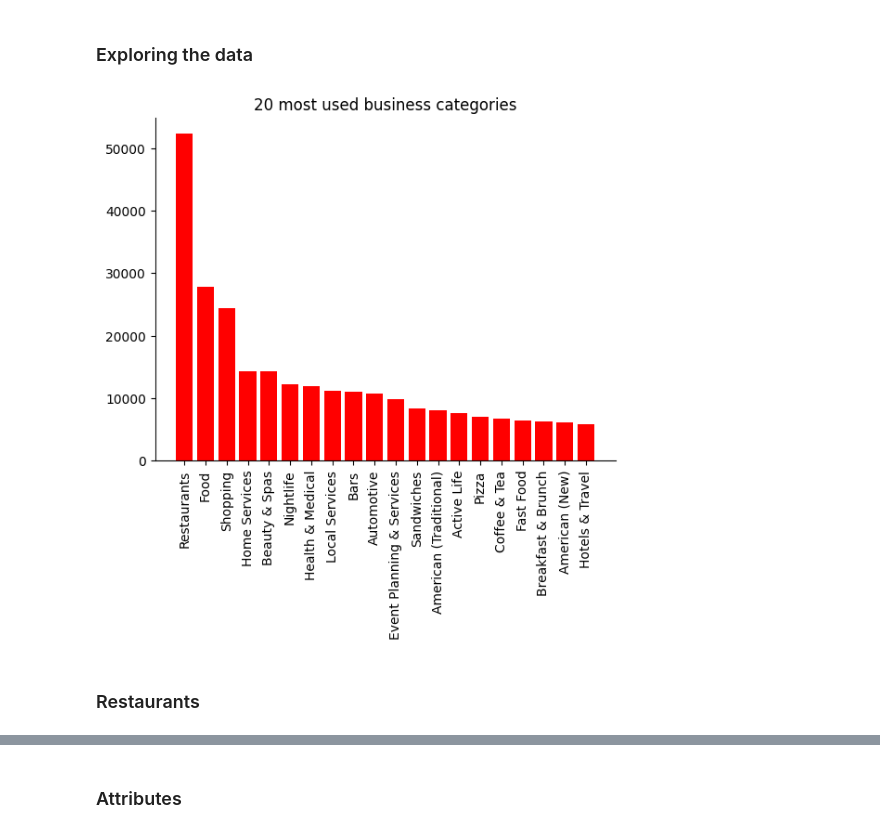
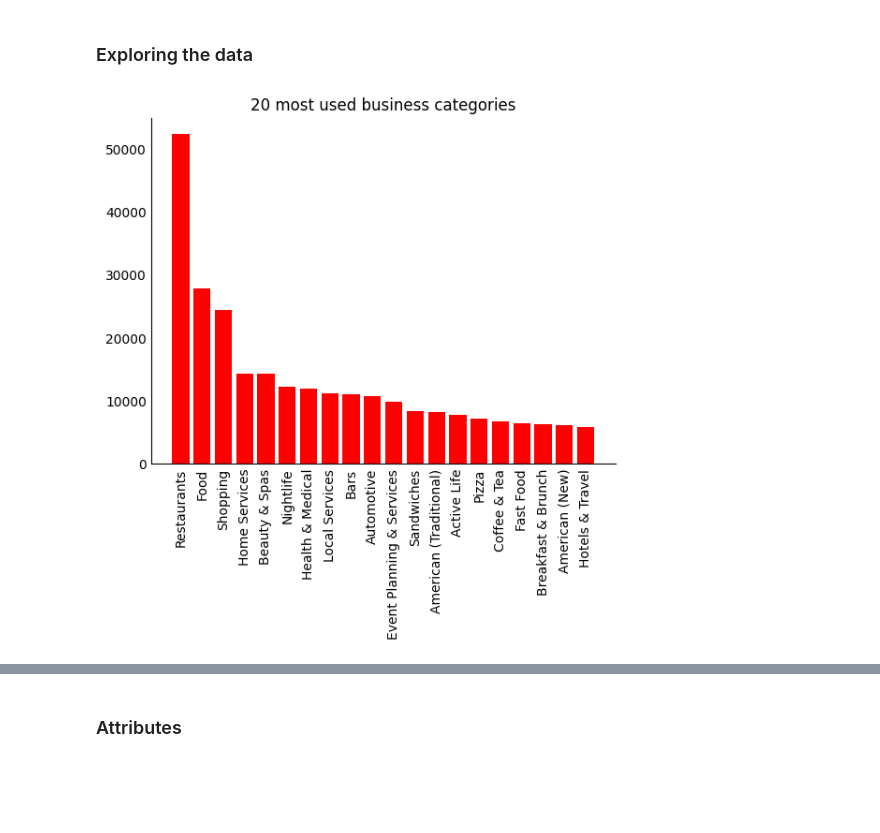
Before and after one commit to raska0010/yelp-customer-reviews, a Jupyter notebook: data_cleaning.ipynb, the cells around one changed output, grey strips where cells are left out. Drawn from its saved outputs; the diff is of its cells as text; code cells hidden in the pictures; blank space fills up the shorter version.

```diff
--- a/data_cleaning.ipynb
+++ b/data_cleaning.ipynb
@@ -133,7 +133,7 @@ businesses.drop(['garage', 'street','validated','lot','valet'], axis=1, inplace=
 # %% [markdown]
 ### Exploring the data
 # %%
-# What are the top 20 business categories use by businesses in the data set?
+# What are the top 20 business categories used by businesses in the data set?
 
 from collections import Counter
 
@@ -144,19 +144,18 @@ for labels in businesses['categories'].str.split(', '):
         for label in labels:
             businesses_categories.append(label)
 
-category_count = Counter(businesses_categories).most_common(20)
+top_20_categories = Counter(businesses_categories).most_common(20)
 # %%
 import matplotlib.pyplot as plt
 # %%
-x = [i[0] for i in category_count]
-y = [i[1] for i in category_count]
+x = [i[0] for i in top_20_categories]
+y = [i[1] for i in top_20_categories]
 
 plt.bar(x, y, color='r')
 plt.title('20 most used business categories')
 plt.xticks(rotation=90)
 plt.gca().spines[['right', 'top']].set_visible(False)
+plt.tick_params(axis='both', length=0.0)
 plt.show();
 # %% [output]
-[figure, old version]
+[figure, new version]
-# %% [markdown]
-### Restaurants
```
Also changed, not shown: parts of 12 cells of this notebook.
